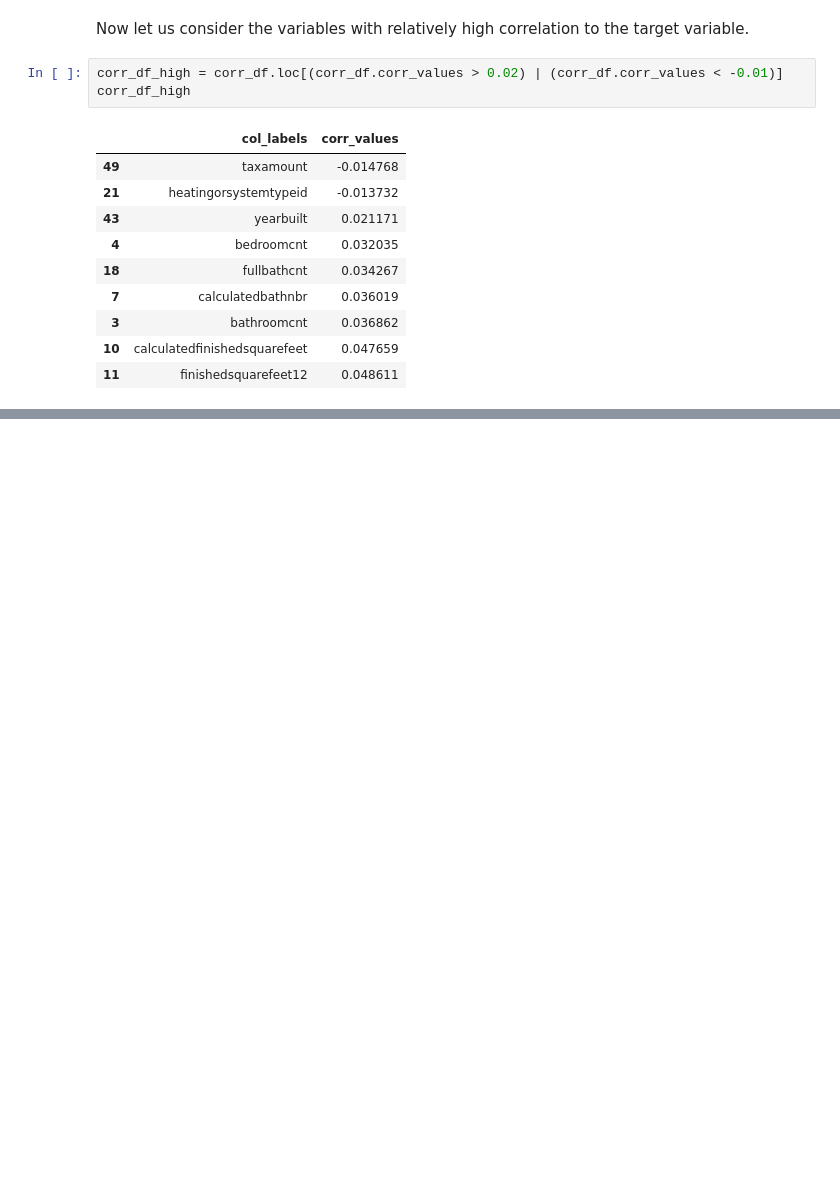
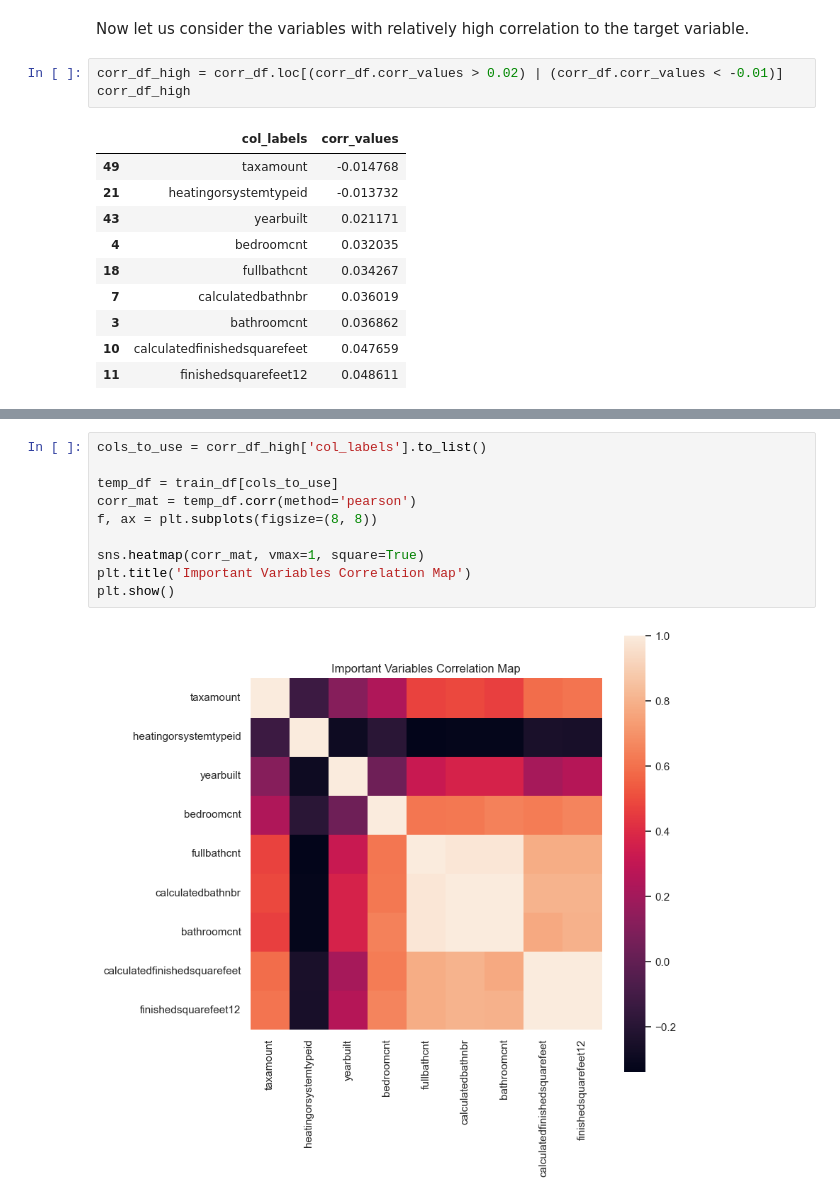
Before and after one commit to bhargav-borah/EDAZillowHomeValuePrediction, a Jupyter notebook: EDA_notebook.ipynb, the cells around one changed output, grey strips where cells are left out. Saved outputs shown, nothing was run; the diff lists cells and outputs as text; blank space fills up the shorter version.

```diff
--- a/EDA_notebook.ipynb
+++ b/EDA_notebook.ipynb
@@ -298,0 +311,12 @@ corr_df_high
+# %%
+cols_to_use = corr_df_high['col_labels'].to_list()
+
+temp_df = train_df[cols_to_use]
+corr_mat = temp_df.corr(method='pearson')
+f, ax = plt.subplots(figsize=(8, 8))
+
+sns.heatmap(corr_mat, vmax=1, square=True)
+plt.title('Important Variables Correlation Map')
+plt.show()
+# %% [output]
+[figure, added]
```
Also changed, not shown: parts of 31 cells of this notebook.
